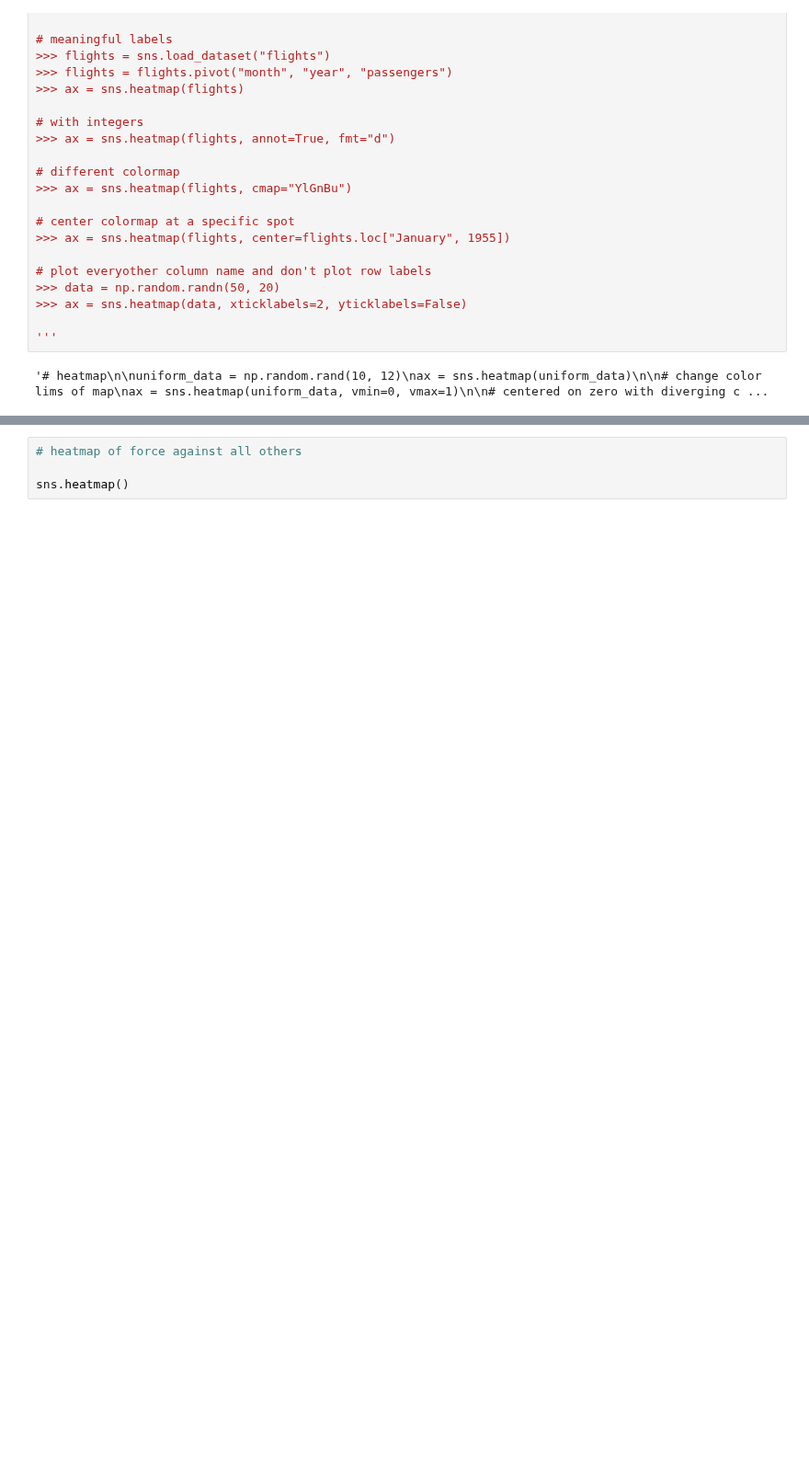
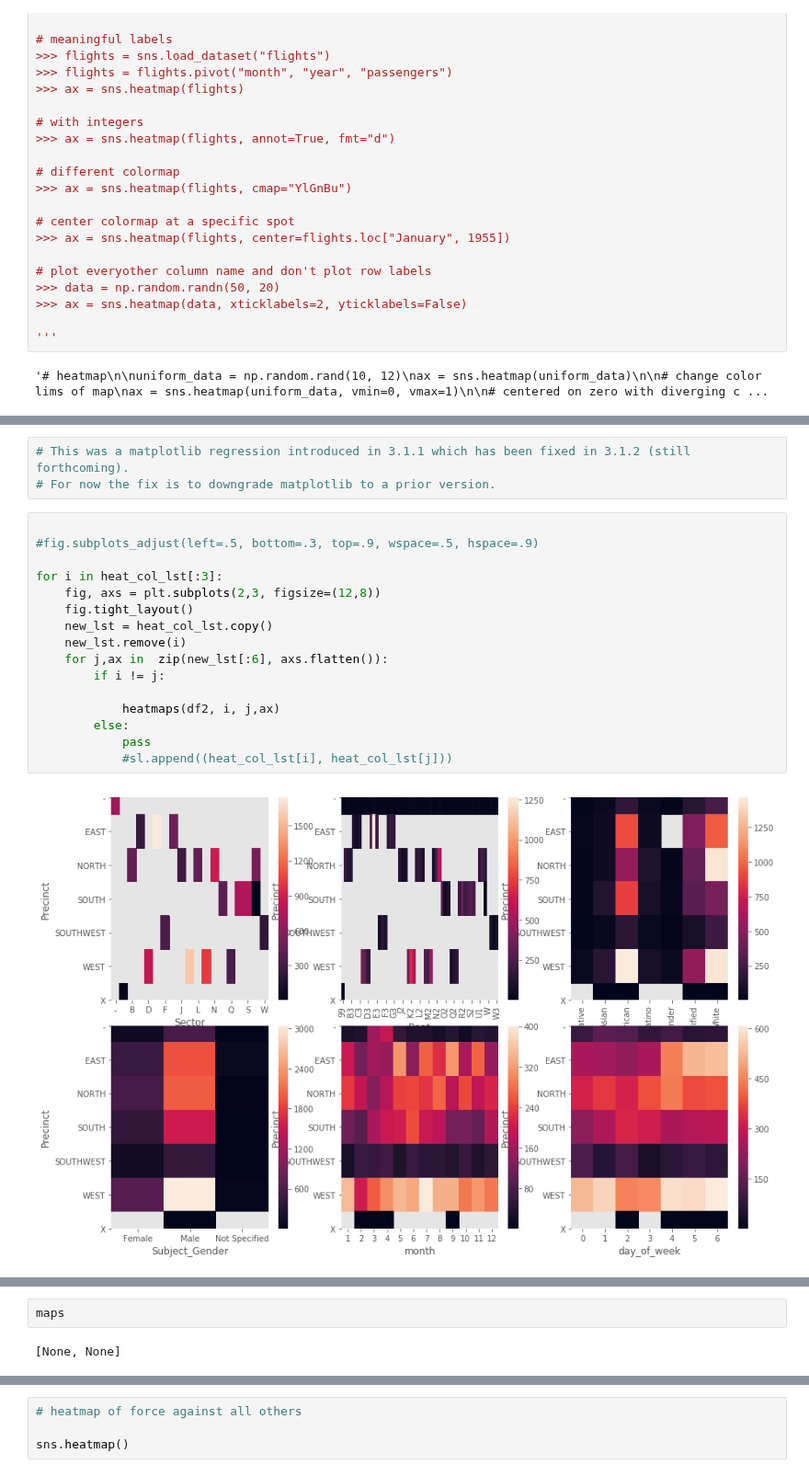
Before and after one commit to SarahMBurgart/use-of-force, a Jupyter notebook: Visuals.ipynb, the cells around one changed output, grey strips where cells are left out. Shown at 92% size. Drawn from its saved outputs; the diff is of its cells as text; blank space fills up the shorter version.

```diff
--- a/Visuals.ipynb
+++ b/Visuals.ipynb
@@ -256,0 +354,21 @@ NameError: name 'years' is not defined
+# %%
+# This was a matplotlib regression introduced in 3.1.1 which has been fixed in 3.1.2 (still forthcoming).
+# For now the fix is to downgrade matplotlib to a prior version.
+# %%
+
+#fig.subplots_adjust(left=.5, bottom=.3, top=.9, wspace=.5, hspace=.9)
+
+for i in heat_col_lst[:3]:
+    fig, axs = plt.subplots(2,3, figsize=(12,8))
+    fig.tight_layout()
+    new_lst = heat_col_lst.copy()
+    new_lst.remove(i)
+    for j,ax in  zip(new_lst[:6], axs.flatten()):
+        if i != j:
+
+            heatmaps(df2, i, j,ax)
+        else:
+            pass
+            #sl.append((heat_col_lst[i], heat_col_lst[j]))
+# %% [output]
+[figure, added]
@@ -257 +377,5 @@ NameError: name 'years' is not defined
+# %%
+maps
+# %% [output]
+[None, None]
 # %%
```
Also changed, not shown: parts of 29 cells of this notebook, 4 other files.
